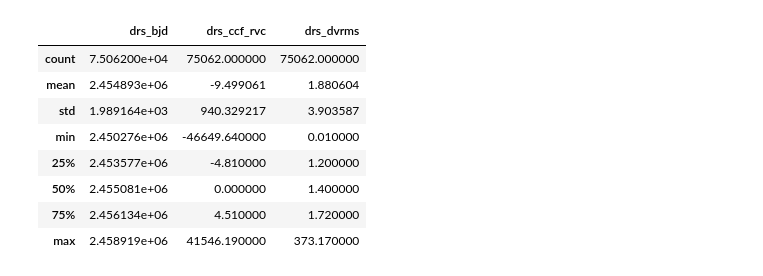
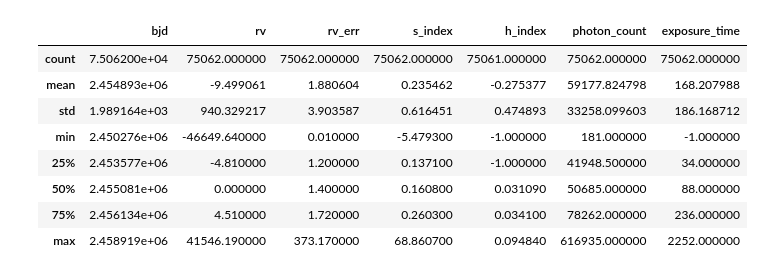
Before and after one commit to MaanavN/ML-Exoplanet-Detection-Research, a Jupyter notebook: data_prep.ipynb, the cells around one changed output. Cells and saved outputs as stored; diff of their text form; code cells hidden in the pictures.

```diff
--- a/data_prep.ipynb
+++ b/data_prep.ipynb
@@ -27,16 +36,59 @@ harps_df.describe()
 | max | 359.979458 | 29.830172 | 60094.086925 | 7199.995900 | 6.860000 | 2.460095e+06 | 3.800000 | ... |
 8 rows × 39 columns
 # %%
-hires_df = pd.DataFrame(pd.read_csv('/kaggle/input/datasets/maanav0114/harps-n-dataset/preprocessed_HIRES_data.csv'))
+from pathlib import Path
+import pandas as pd
+import os
 
+# Define the directory containing the raw HIRES .vels files
+directory = Path("/kaggle/input/datasets/maanav0114/harps-n-dataset/keck_vels/keck_vels/")  # This is where we processed the raw data
+
+# Define column names for the 7 columns in each .vels file
+columns = ['bjd', 'rv', 'rv_err', 's_index', 'h_index', 'photon_count', 'exposure_time']
+
+# Initialize list to store rows
+rows = []
+
+# Process each .vels file
+for filename in os.listdir(directory):
+    if filename.endswith('.vels'):
+        star_name = filename.replace('_KECK.vels', '')
+        filepath = directory / filename
+
+        with open(filepath, 'r') as f:
+            for line in f:
+                line = line.strip()
+                if not line:
+                    continue
+
+                # Split by whitespace (handles variable spacing)
+                values = line.split()
+                if len(values) != 7:
+                    continue  # Skip malformed lines
+
+                # Create row with all 7 columns + star name
+                row = {
+                    'star_name': star_name,
+                    'bjd': float(values[0]),
+                    'rv': float(values[1]),
+                    'rv_err': float(values[2]),
+                    's_index': float(values[3]),
+                    'h_index': float(values[4]),
+                    'photon_count': int(values[5]),
+                    'exposure_time': int(values[6])
+                }
+                rows.append(row)
+
+# Create DataFrame with all columns preserved
+hires_df = pd.DataFrame(rows)
 hires_df.describe()
 # %% [output]
-|  | drs_bjd | drs_ccf_rvc | drs_dvrms |
-| count | 7.506200e+04 | 75062.000000 | 75062.000000 |
-| mean | 2.454893e+06 | -9.499061 | 1.880604 |
-| std | 1.989164e+03 | 940.329217 | 3.903587 |
-| min | 2.450276e+06 | -46649.640000 | 0.010000 |
-| 25% | 2.453577e+06 | -4.810000 | 1.200000 |
-| 50% | 2.455081e+06 | 0.000000 | 1.400000 |
-| 75% | 2.456134e+06 | 4.510000 | 1.720000 |
-| max | 2.458919e+06 | 41546.190000 | 373.170000 |
+|  | bjd | rv | rv_err | s_index | h_index | photon_count | exposure_time |
+| count | 7.506200e+04 | 75062.000000 | 75062.000000 | 75062.000000 | 75061.000000 | 75062.000000 | 75062.000000 |
+| mean | 2.454893e+06 | -9.499061 | 1.880604 | 0.235462 | -0.275377 | 59177.824798 | 168.207988 |
+| std | 1.989164e+03 | 940.329217 | 3.903587 | 0.616451 | 0.474893 | 33258.099603 | 186.168712 |
+| min | 2.450276e+06 | -46649.640000 | 0.010000 | -5.479300 | -1.000000 | 181.000000 | -1.000000 |
+| 25% | 2.453577e+06 | -4.810000 | 1.200000 | 0.137100 | -1.000000 | 41948.500000 | 34.000000 |
+| 50% | 2.455081e+06 | 0.000000 | 1.400000 | 0.160800 | 0.031090 | 50685.000000 | 88.000000 |
+| 75% | 2.456134e+06 | 4.510000 | 1.720000 | 0.260300 | 0.034100 | 78262.000000 | 236.000000 |
+| max | 2.458919e+06 | 41546.190000 | 373.170000 | 68.860700 | 0.094840 | 616935.000000 | 2252.000000 |
```
Also changed, not shown: parts of 11 cells of this notebook, 2 other files.
